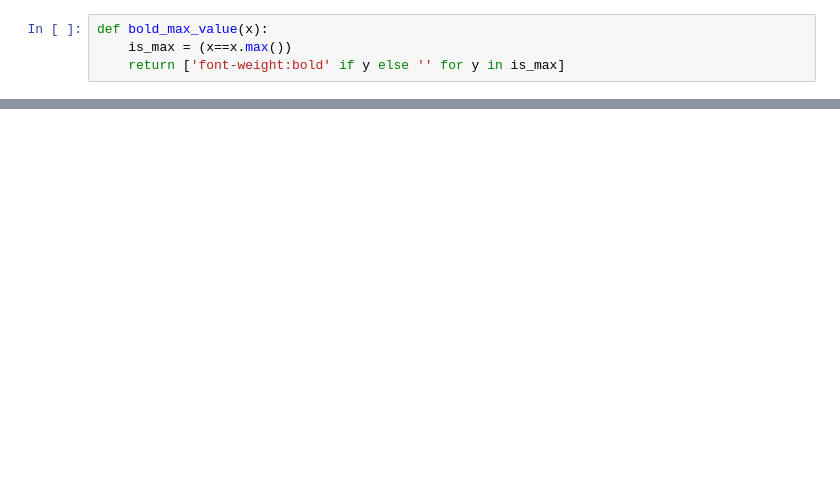
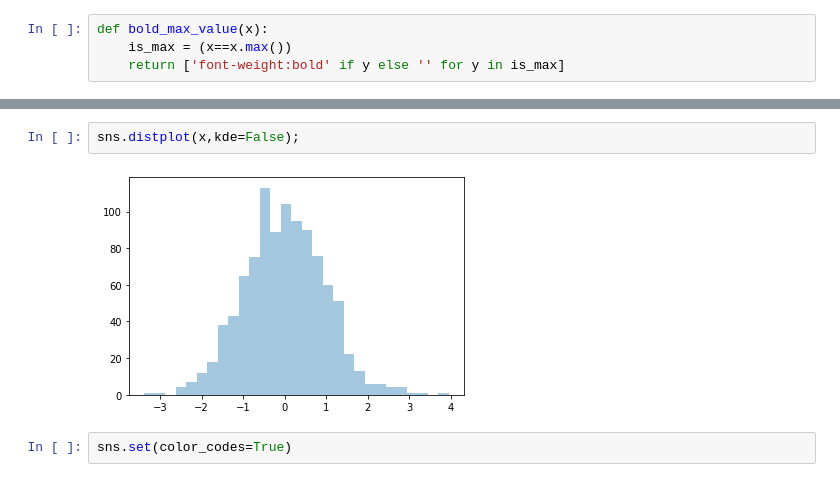
Before and after one commit to swami-gait/Foundations_of_datascience, a Jupyter notebook: FDS_WK11_DataViz.ipynb, the cells around one changed output, grey strips where cells are left out. Cells and saved outputs as stored; diff of their text form; blank space fills up the shorter version.

```diff
--- a/FDS_WK11_DataViz.ipynb
+++ b/FDS_WK11_DataViz.ipynb
@@ -318,0 +307,6 @@ df[['mh','tn','dl','ka','ap']].style.bar(subset=['mh'],color='red').bar(subset=[
+# %%
+sns.distplot(x,kde=False);
+# %% [output]
+[figure, added]
+# %%
+sns.set(color_codes=True)
```
Also changed, not shown: parts of 27 cells of this notebook.
